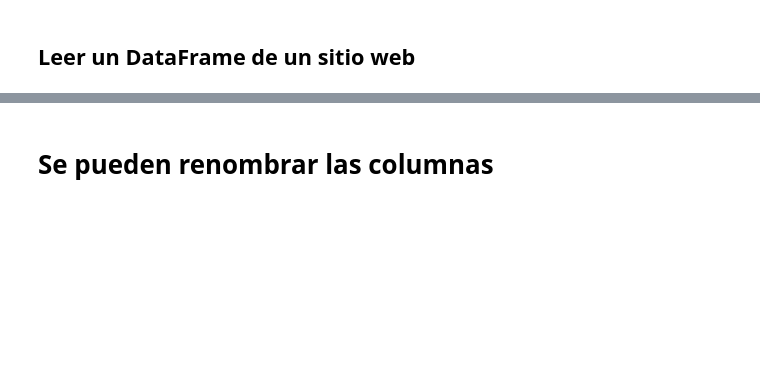
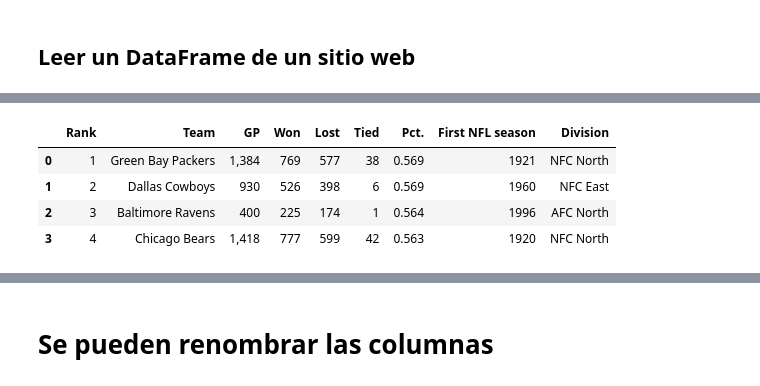
Before and after one commit to luiggix/Python_cero_a_experto, a Jupyter notebook: 05_Analisis_de_Datos.ipynb, the cells around one changed output, grey strips where cells are left out. Cells and saved outputs as stored; diff of their text form; code cells hidden in the pictures; blank space fills up the shorter version.

```diff
--- a/05_Analisis_de_Datos.ipynb
+++ b/05_Analisis_de_Datos.ipynb
@@ -315,4 +777,10 @@ nfl_frame.head() # Los primeros 5 renglones
 # %%
-nfl_frame.head(3) # Los primeros 3 renglones
+nfl_frame.head(4) # Los primeros 3 renglones
+# %% [output]
+|  | Rank | Team | GP | Won | Lost | Tied | Pct. | First NFL season | Division |
+| 0 | 1 | Green Bay Packers | 1,384 | 769 | 577 | 38 | 0.569 | 1921 | NFC North |
+| 1 | 2 | Dallas Cowboys | 930 | 526 | 398 | 6 | 0.569 | 1960 | NFC East |
+| 2 | 3 | Baltimore Ravens | 400 | 225 | 174 | 1 | 0.564 | 1996 | AFC North |
+| 3 | 4 | Chicago Bears | 1,418 | 777 | 599 | 42 | 0.563 | 1920 | NFC North |
 # %%
 nfl_frame.tail(3) # Los últimos tres renglones
```
Also changed, not shown: parts of 120 cells of this notebook, 6 other files.
